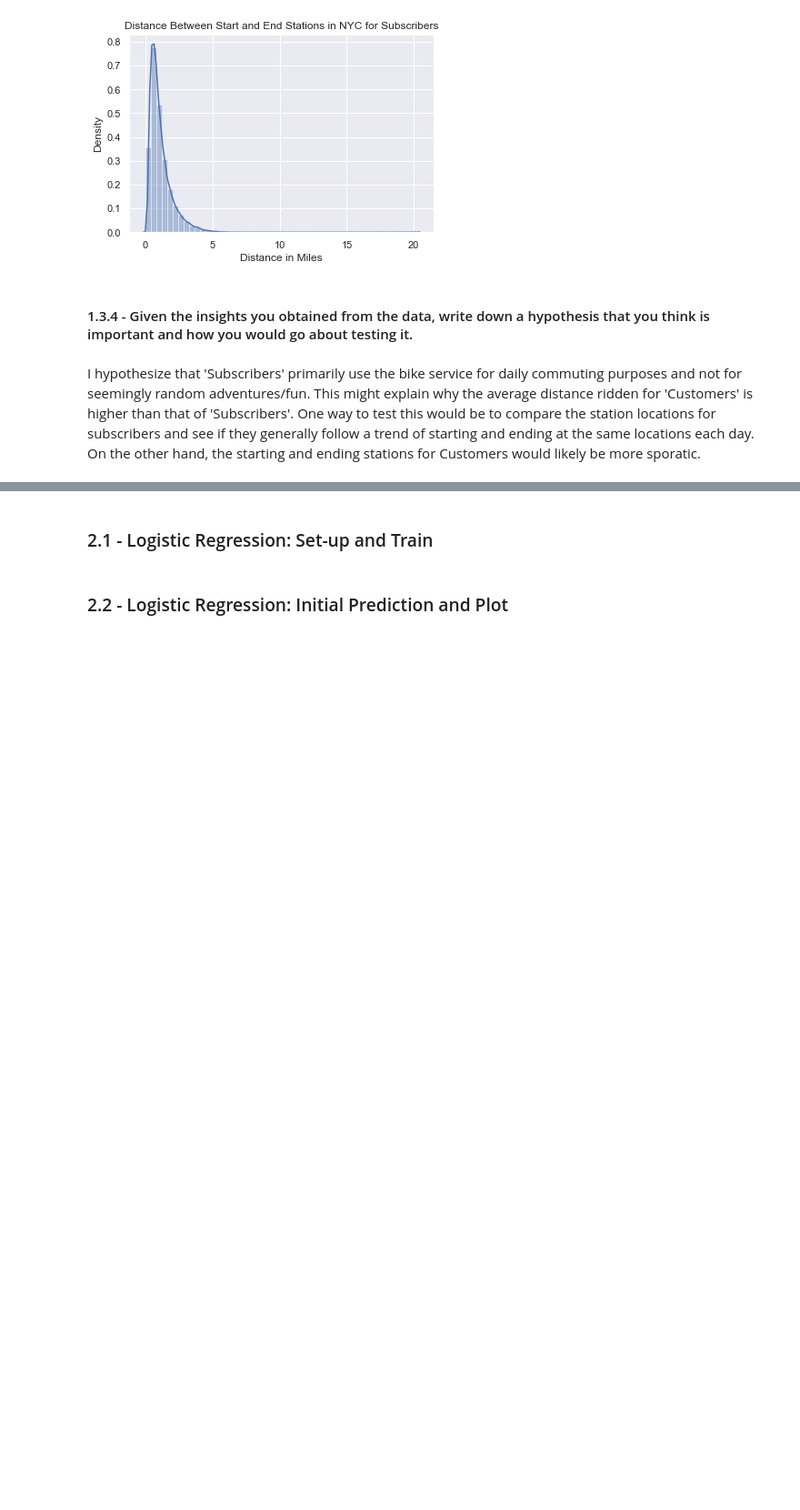
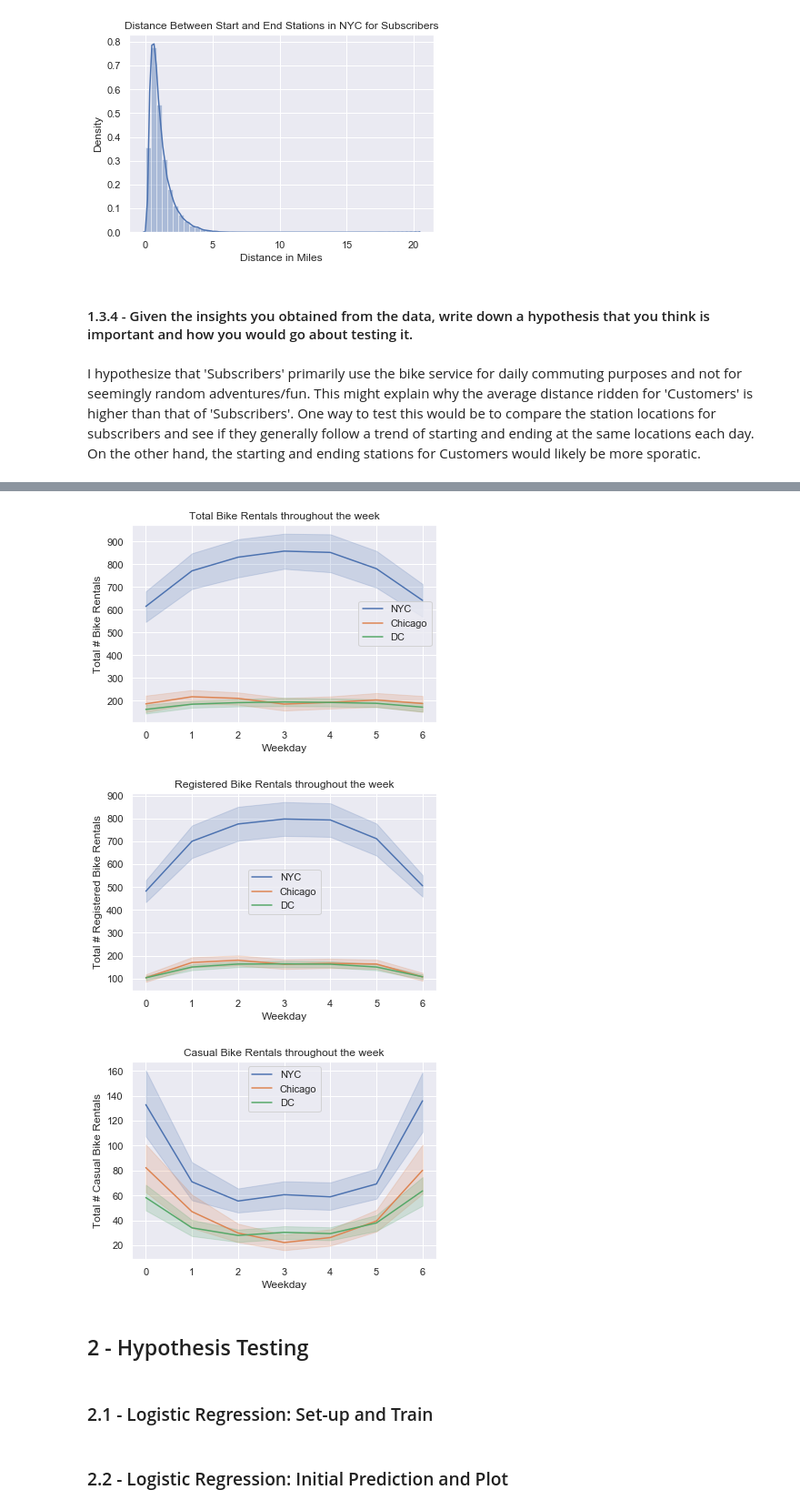
Before and after one commit to erikon/fa19, a Jupyter notebook: project/project-pt1.ipynb, the cells around one changed output, grey strips where cells are left out. Shown at 91% size. Cells and saved outputs as stored; diff of their text form; code cells hidden in the pictures; blank space fills up the shorter version.

```diff
--- a/project/project-pt1.ipynb
+++ b/project/project-pt1.ipynb
@@ -173,0 +354,39 @@ def plot_dist_nyc_distance():
+# %%
+# Section 1.4 - Graphs
+def plot_bike_rentals_weekday():
+    def total_cnt():
+        sns.lineplot(x='weekday', y='cnt', data=ny_daily, label='NYC')
+        sns.lineplot(x='weekday', y='cnt', data=chicago_daily, label='Chicago')
+        sns.lineplot(x='weekday', y='cnt', data=dc_daily, label='DC')
+
+        plt.xlabel('Weekday')
+        plt.ylabel('Total # Bike Rentals')
+        plt.legend()
+        plt.title('Total Bike Rentals throughout the week')
+        plt.show()
+
+    def registered_cnt():
+        sns.lineplot(x='weekday', y='registered', data=ny_daily, label='NYC')
+        sns.lineplot(x='weekday', y='registered', data=chicago_daily, label='Chicago')
+        sns.lineplot(x='weekday', y='registered', data=dc_daily, label='DC')
+
+        plt.xlabel('Weekday')
+        plt.ylabel('Total # Registered Bike Rentals')
+        plt.legend()
+        plt.title('Registered Bike Rentals throughout the week')
+        plt.show()
+
+    def casual_cnt():
+        sns.lineplot(x='weekday', y='casual', data=ny_daily, label='NYC')
+        sns.lineplot(x='weekday', y='casual', data=chicago_daily, label='Chicago')
+        sns.lineplot(x='weekday', y='casual', data=dc_daily, label='DC')
+
+        plt.xlabel('Weekday')
+        plt.ylabel('Total # Casual Bike Rentals')
+        plt.legend()
+        plt.title('Casual Bike Rentals throughout the week')
+        plt.show()
+
+    total_cnt()
+    registered_cnt()
+    casual_cnt()
@@ -566,3 +878,11 @@ I hypothesize that 'Subscribers' primarily use the bike service for daily commut
+# %%
+plot_bike_rentals_weekday()
+# %% [output]
+[figure, added]
+[figure, added]
+[figure, added]
+# %% [markdown]
+## 2 - Hypothesis Testing
 # %% [markdown]
 ### 2.1 - Logistic Regression: Set-up and Train
 # %%
```
Also changed, not shown: parts of 50 cells of this notebook, 8 other files.
